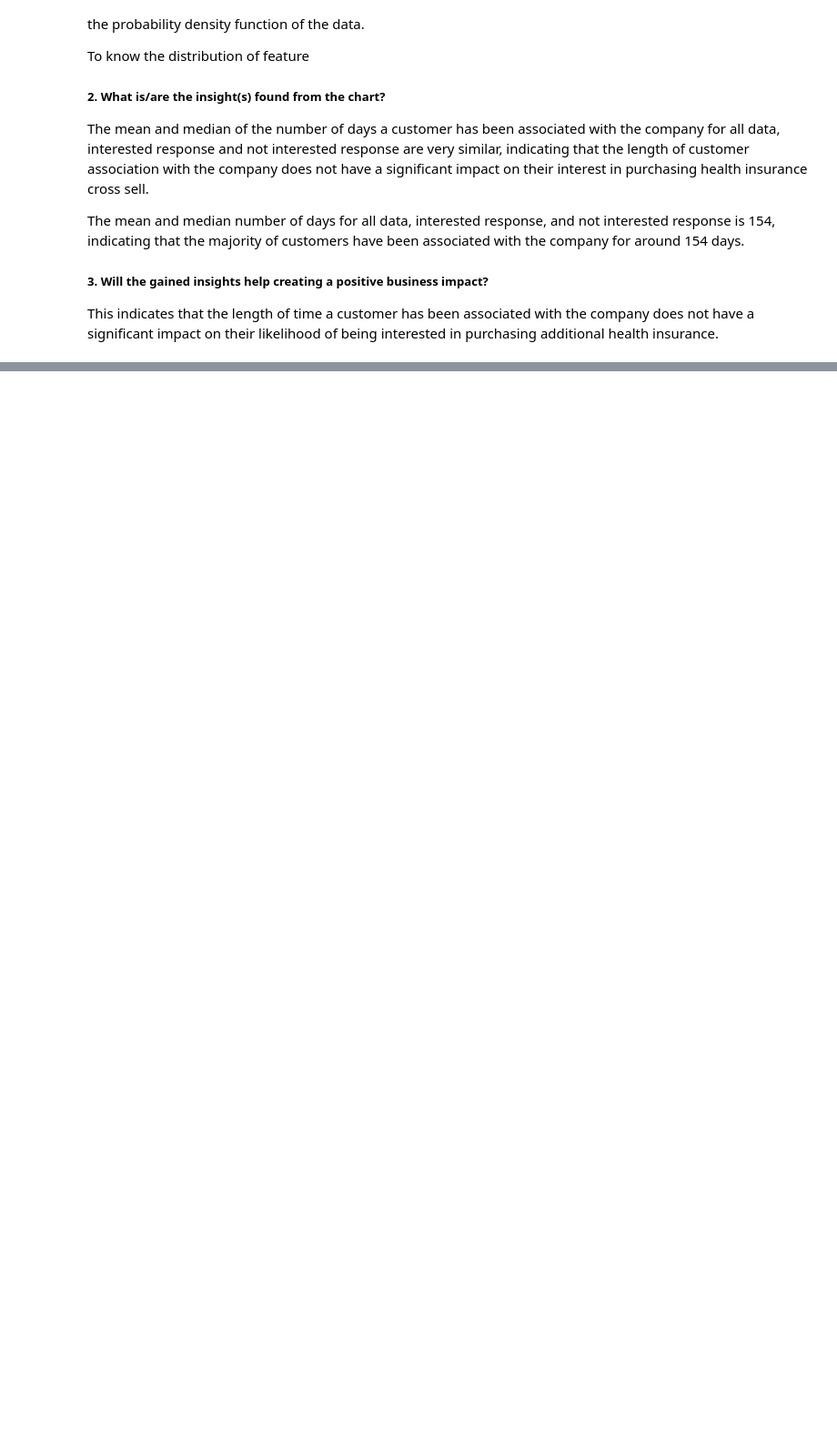
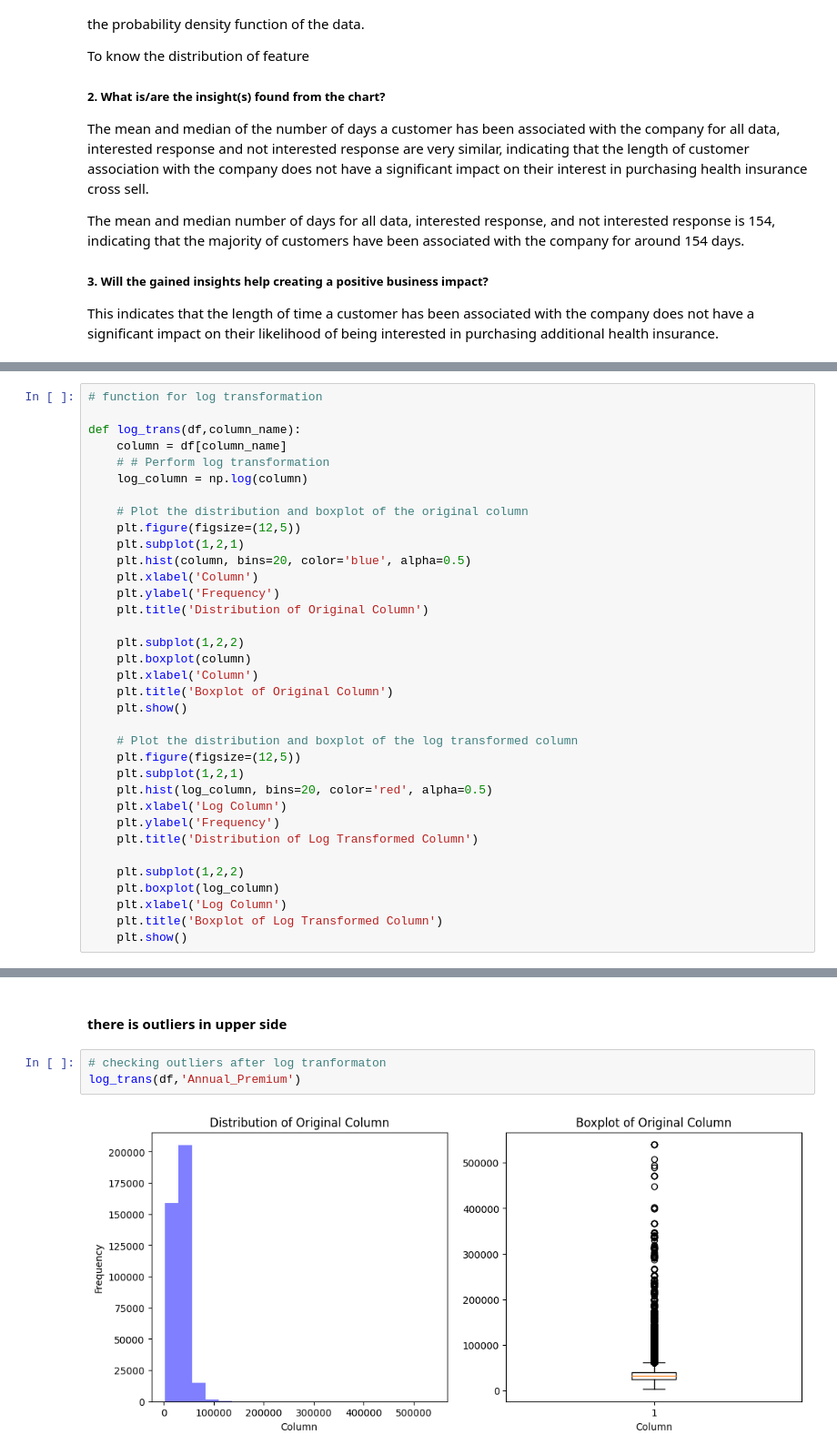
Before and after one commit to tusharraskar/Health-Insurance-Cross-Sell-Prediction, a Jupyter notebook: Health Insurance Cross Sell Prediction.ipynb, the cells around one changed output, grey strips where cells are left out. Shown at 91% size. Saved outputs shown, nothing was run; the diff lists cells and outputs as text; blank space fills up the shorter version.

```diff
--- a/Health Insurance Cross Sell Prediction.ipynb
+++ b/Health Insurance Cross Sell Prediction.ipynb
@@ -1020,0 +1128,35 @@ This indicates that the length of time a customer has been associated with the c
+# %%
+# function for log transformation
+
+def log_trans(df,column_name):
+    column = df[column_name]
+    # # Perform log transformation
+    log_column = np.log(column)
+
+    # Plot the distribution and boxplot of the original column
+    plt.figure(figsize=(12,5))
+    plt.subplot(1,2,1)
+    plt.hist(column, bins=20, color='blue', alpha=0.5)
+    plt.xlabel('Column')
+    plt.ylabel('Frequency')
+    plt.title('Distribution of Original Column')
+
+    plt.subplot(1,2,2)
+    plt.boxplot(column)
+    plt.xlabel('Column')
+    plt.title('Boxplot of Original Column')
+    plt.show()
+
+    # Plot the distribution and boxplot of the log transformed column
+    plt.figure(figsize=(12,5))
+    plt.subplot(1,2,1)
+    plt.hist(log_column, bins=20, color='red', alpha=0.5)
+    plt.xlabel('Log Column')
+    plt.ylabel('Frequency')
+    plt.title('Distribution of Log Transformed Column')
+
+    plt.subplot(1,2,2)
+    plt.boxplot(log_column)
+    plt.xlabel('Log Column')
+    plt.title('Boxplot of Log Transformed Column')
+    plt.show()
@@ -1020,0 +1261,7 @@ This indicates that the length of time a customer has been associated with the c
+# %% [markdown]
+#### there is outliers in upper side
+# %%
+# checking outliers after log tranformaton
+log_trans(df,'Annual_Premium')
+# %% [output]
+[figure, added]
```
Also changed, not shown: parts of 71 cells of this notebook.
